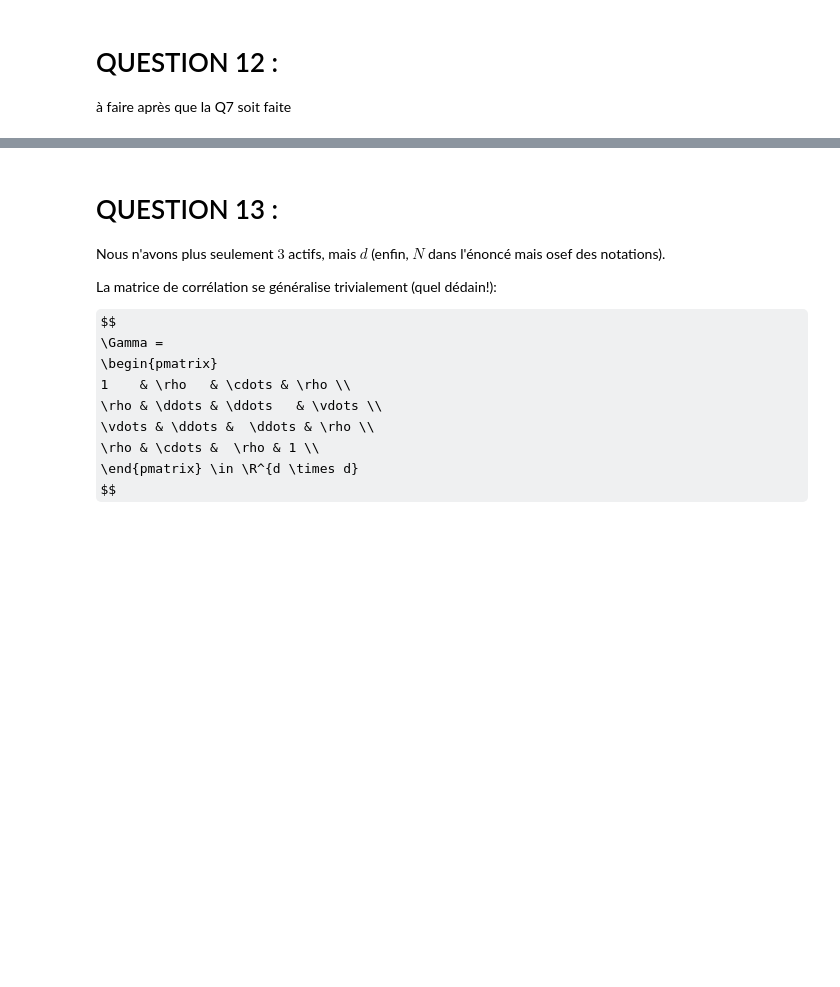
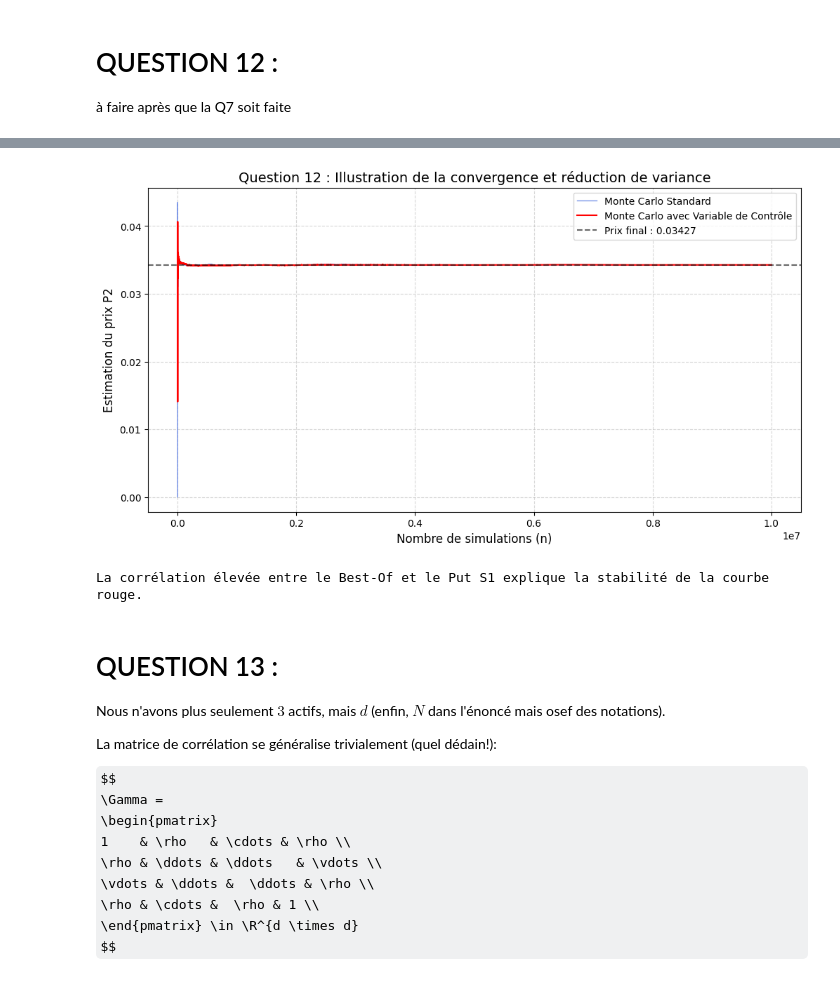
Before and after one commit to quentin-beaurez/Best-of-Options, a Jupyter notebook: Quentin2_BestOf.ipynb, the cells around one changed output, grey strips where cells are left out. Drawn from its saved outputs; the diff is of its cells as text; code cells hidden in the pictures; some formulas as TeX source; blank space fills up the shorter version.

```diff
--- a/Quentin2_BestOf.ipynb
+++ b/Quentin2_BestOf.ipynb
@@ -576,3 +623,37 @@ afficher_PE1_P2_S1_0()
+# %%
+# --- CALCUL DES MOYENNES CUMULÉES ---
+# On calcule la moyenne au fur et à mesure que n augmente : (1/n) * somme(X_i)
+n_range = np.arange(1, N + 1)
+cum_mean_std = np.cumsum(payoffs_std) / n_range
+cum_mean_cv = np.cumsum(payoffs_cv) / n_range
+
+# --- GÉNÉRATION DU GRAPHIQUE ---
+plt.figure(figsize=(12, 6))
+
+# Tracé de l'estimateur standard
+plt.plot(n_range, cum_mean_std, label="Monte Carlo Standard", color='royalblue', alpha=0.7, linewidth=1)
+
+# Tracé de l'estimateur avec variable de contrôle
+plt.plot(n_range, cum_mean_cv, label="Monte Carlo avec Variable de Contrôle", color='red', linewidth=1.5)
+
+# Ligne horizontale pour la valeur finale estimée
+plt.axhline(y=np.mean(payoffs_cv), color='black', linestyle='--', alpha=0.6, label=f"Prix final : {np.mean(payoffs_cv):.5f}")
+
+# Mise en forme
+plt.title("Question 12 : Illustration de la convergence et réduction de variance", fontsize=14)
+plt.xlabel("Nombre de simulations (n)", fontsize=12)
+plt.ylabel("Estimation du prix P2", fontsize=12)
+plt.legend(loc='best')
+plt.grid(True, which='both', linestyle='--', alpha=0.5)
+
+plt.show()
+
+# Affichage du gain théorique de votre cours (1 - rho^2)
+correl = np.corrcoef(payoffs_std, payoffs_std - (payoffs_cv - payoffs_std))[0, 1] # Corrélation X, Y
+print(f"La corrélation élevée entre le Best-Of et le Put S1 explique la stabilité de la courbe rouge.")
+# %% [output]
+[figure, added]
+La corrélation élevée entre le Best-Of et le Put S1 explique la stabilité de la courbe rouge.
 # %% [markdown]
 # QUESTION 13 :
 Nous n'avons plus seulement $3$ actifs, mais $d$ (enfin, $N$ dans l'énoncé mais osef des notations).
```
Also changed, not shown: parts of 12 cells of this notebook.
